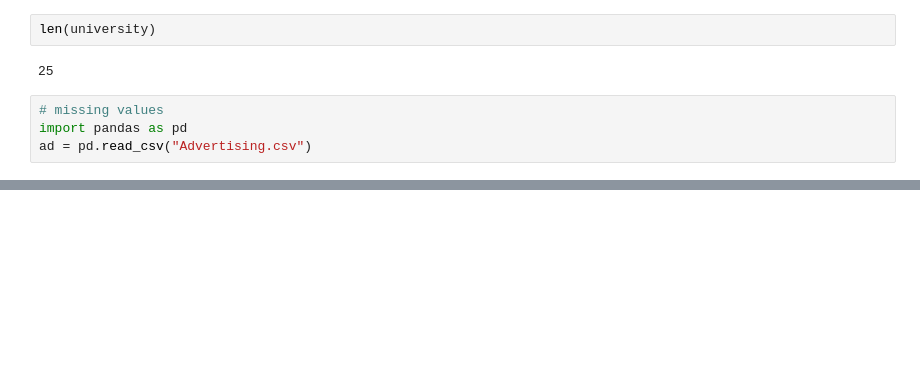
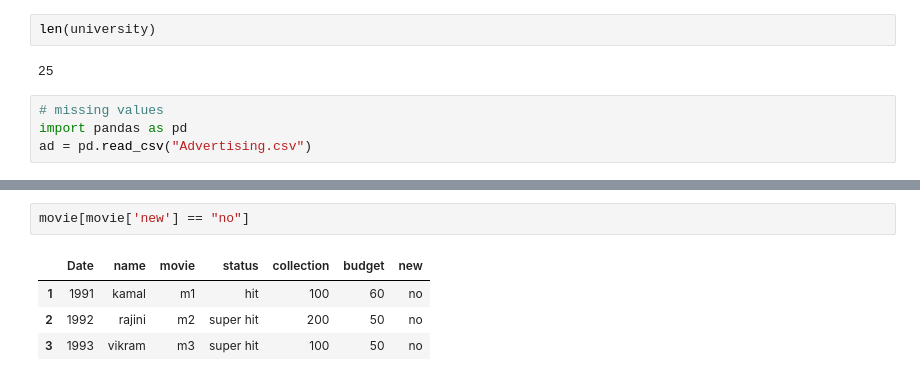
Before and after one commit to Thillaikkarasan208/Basic-scripts-Python-mini, a Jupyter notebook: module1 & 2.ipynb, the cells around one changed output, grey strips where cells are left out. Cells and saved outputs as stored; diff of their text form; blank space fills up the shorter version.

```diff
--- a/module1 & 2.ipynb
+++ b/module1 & 2.ipynb
@@ -2382,0 +2439,7 @@ table2[  table2['customer_id'].isin(table1['cutomer_id']) ]
+# %%
+movie[movie['new'] == "no"]
+# %% [output]
+|  | Date | name | movie | status | collection | budget | new |
+| 1 | 1991 | kamal | m1 | hit | 100 | 60 | no |
+| 2 | 1992 | rajini | m2 | super hit | 200 | 50 | no |
+| 3 | 1993 | vikram | m3 | super hit | 100 | 50 | no |
```
Also changed, not shown: parts of 168 cells of this notebook.
